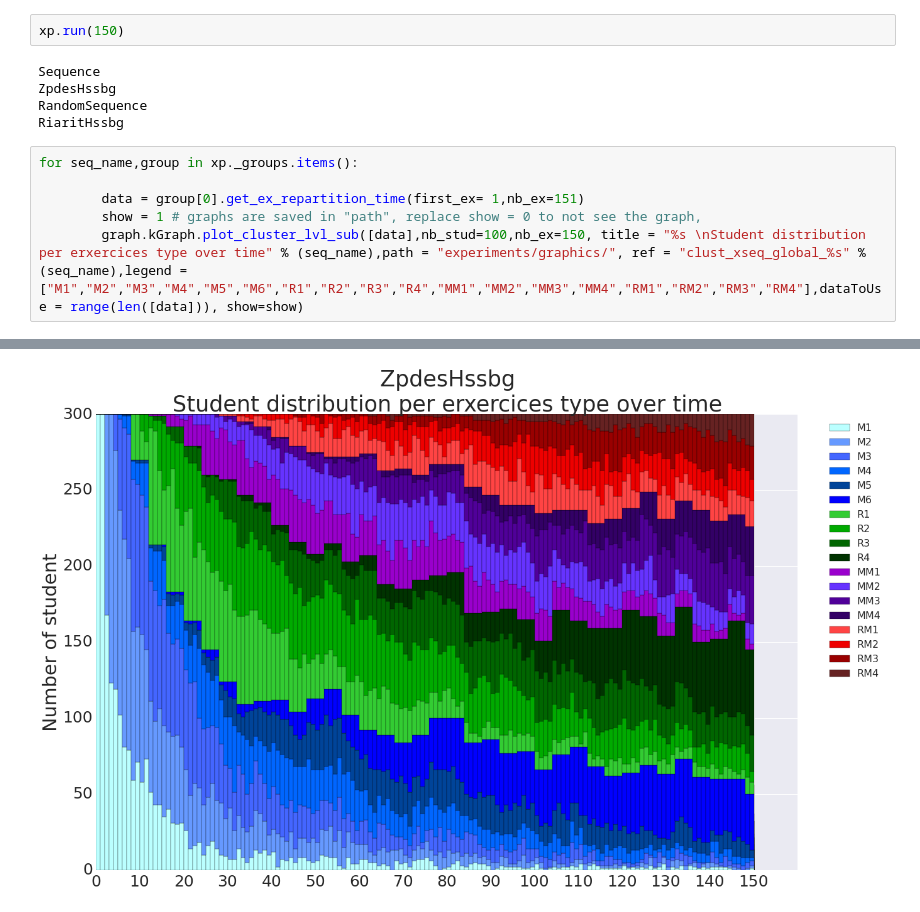
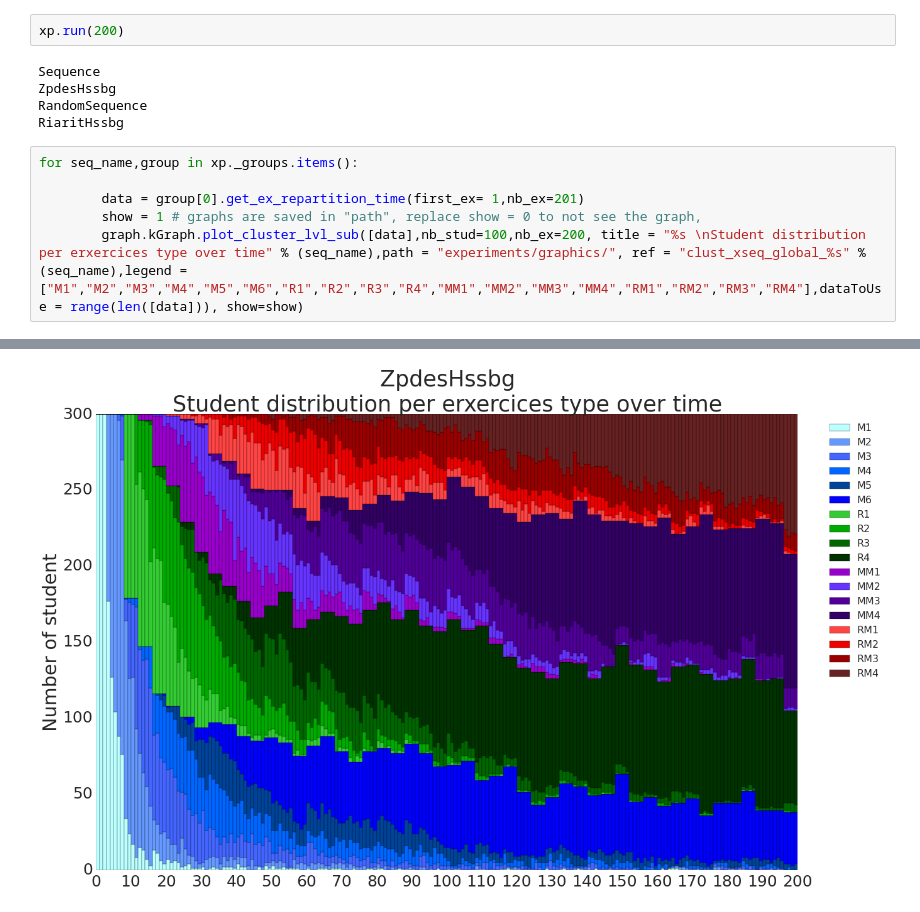
Before and after one commit to edlee123/kidlearn, a Jupyter notebook: notebooks/KidlearnStarter/KidlearnStarter.ipynb, the cells around one changed output, grey strips where cells are left out. Saved outputs shown, nothing was run; the diff lists cells and outputs as text.

```diff
--- a/notebooks/KidlearnStarter/KidlearnStarter.ipynb
+++ b/notebooks/KidlearnStarter/KidlearnStarter.ipynb
@@ -100,7 +100,7 @@ The goal of the *Experiment* object is to give a tool to follow and analyze data
 # %%
 xp = k_lib.experimentation.Experiment(params_file="experiment_expe")
 # %%
-xp.run(150)
+xp.run(200)
 # %% [output]
 Sequence
 ZpdesHssbg
@@ -109,7 +109,7 @@ RiaritHssbg
 # %%
 for seq_name,group in xp._groups.items():
 
-        data = group[0].get_ex_repartition_time(first_ex= 1,nb_ex=151)
+        data = group[0].get_ex_repartition_time(first_ex= 1,nb_ex=201)
         show = 1 # graphs are saved in "path", replace show = 0 to not see the graph,
-        graph.kGraph.plot_cluster_lvl_sub([data],nb_stud=100,nb_ex=150, title = "%s \nStudent distribution per erxercices type over time" % (seq_name),path = "experiments/graphics/", ref = "clust_xseq_global_%s" % (seq_name),legend = ["M1","M2","M3","M4","M5","M6","R1","R2","R3","R4","MM1","MM2","MM3","MM4","RM1","RM2","RM3","RM4"],dataToUse = range(len([data])), show=show)
+        graph.kGraph.plot_cluster_lvl_sub([data],nb_stud=100,nb_ex=200, title = "%s \nStudent distribution per erxercices type over time" % (seq_name),path = "experiments/graphics/", ref = "clust_xseq_global_%s" % (seq_name),legend = ["M1","M2","M3","M4","M5","M6","R1","R2","R3","R4","MM1","MM2","MM3","MM4","RM1","RM2","RM3","RM4"],dataToUse = range(len([data])), show=show)
 # %% [output]
@@ -117 +117 @@ for seq_name,group in xp._groups.items():
-[figure, old version]
+[figure, new version]
```
Also changed, not shown: parts of 2 cells of this notebook, 14 other files.
